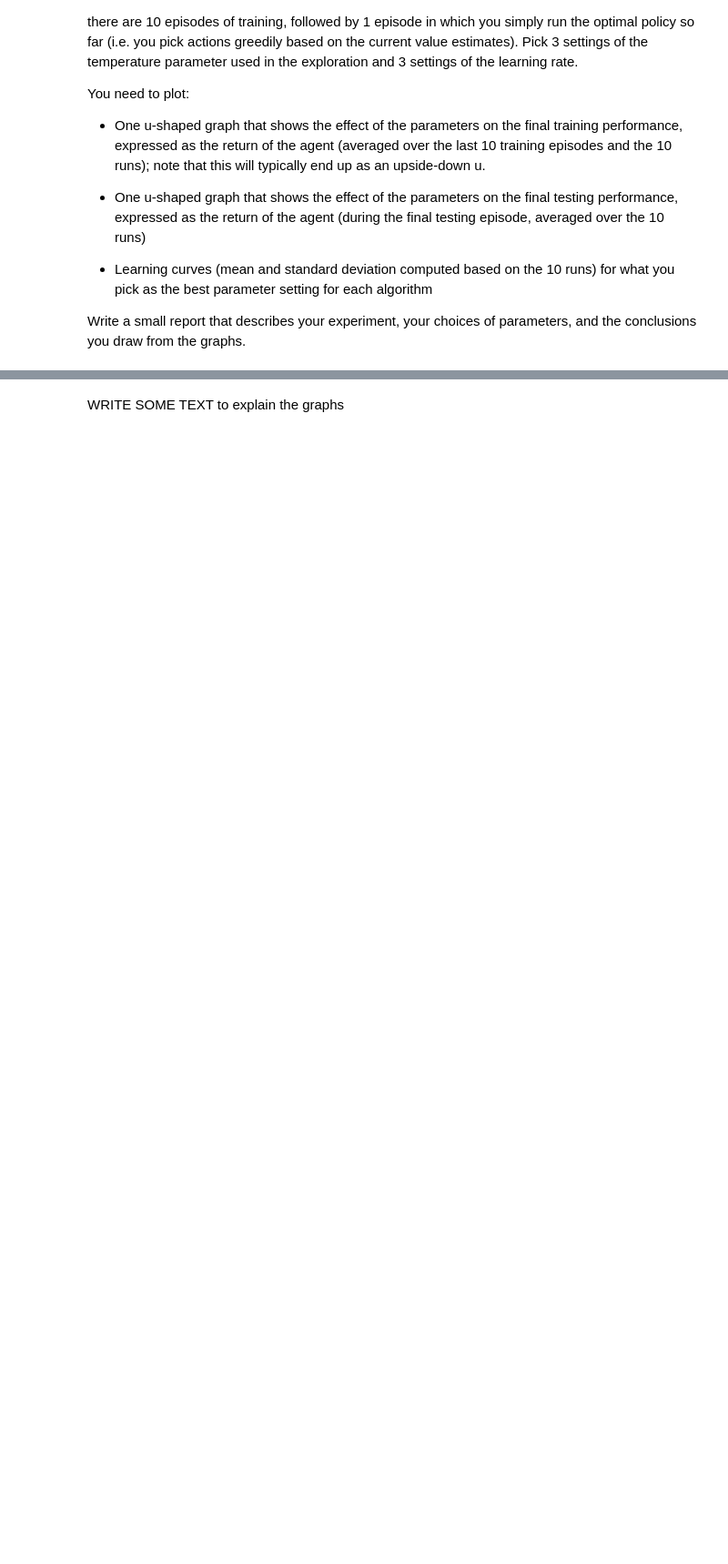
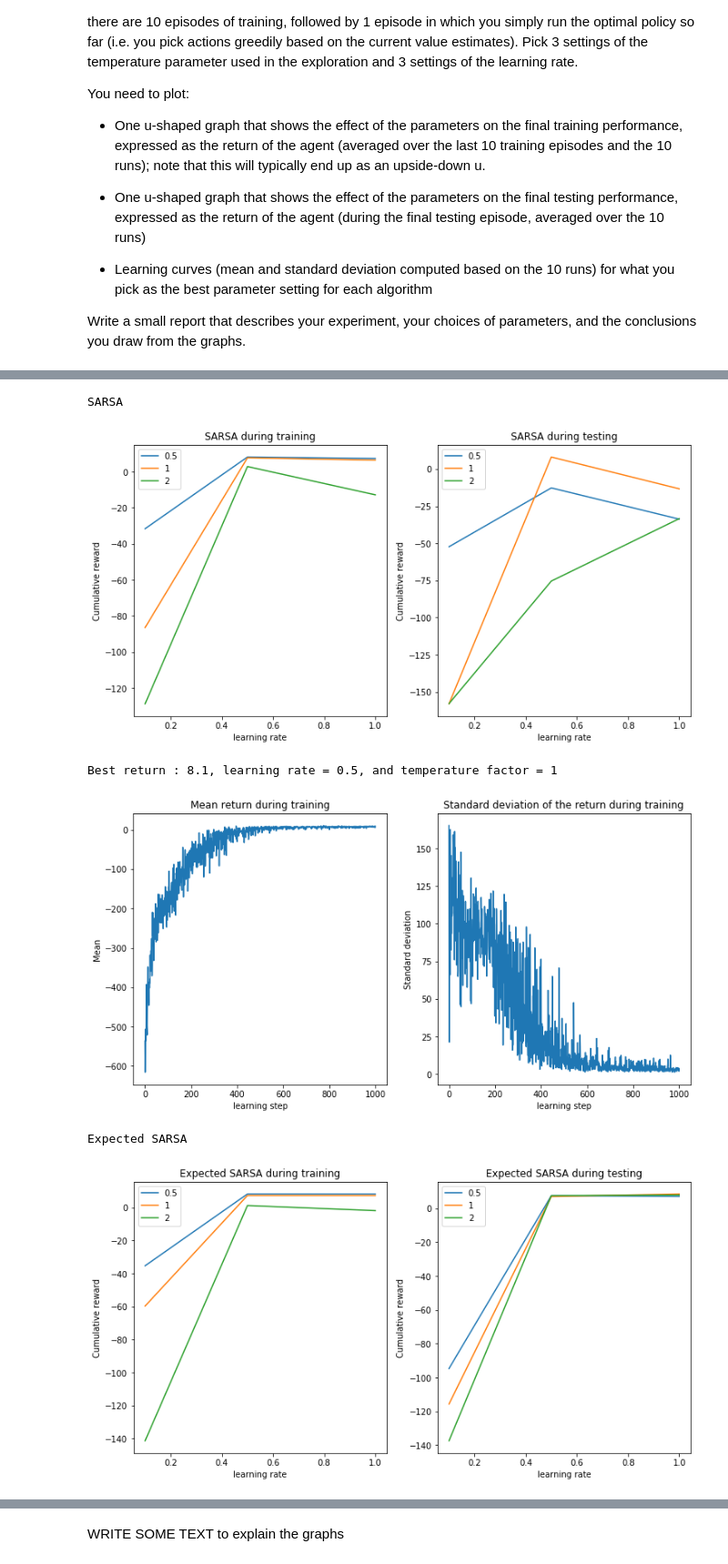
Before and after one commit to jgsimard/COMP767, a Jupyter notebook: hw2-notebook.ipynb, the cells around one changed output, grey strips where cells are left out. Shown: that part at 91% size. Saved outputs shown, nothing was run; the diff lists cells and outputs as text; code cells hidden in the pictures; blank space fills up the shorter version.

```diff
--- a/hw2-notebook.ipynb
+++ b/hw2-notebook.ipynb
@@ -164,8 +157,8 @@ def get_best(test, learning_rates, temperature_factors):
     return test[tf_index, lr_index], learning_rates[lr_index], temperature_factors[tf_index], argmax
 
 def get_learning_curve(r, amax, train=True):
-    i = 0 if train else 1
-    return np.mean(r[amax][i], axis=0), np.std(r[amax][i], axis=0)
+    data = r[amax][0] if train else r[amax][1]
+    return np.mean(data, axis=0), np.std(data, axis=0)
 
 def plot_learning_curve(r, amax):
     mean, std = get_learning_curve(r, amax, train=True)
@@ -184,32 +177,39 @@ def plot_learning_curve(r, amax):
     plt.ylabel("Standard deviation")
 
     plt.show()
 
 def algorithm_parameters_effect_parallel(update_algorithm, learning_rates, temperature_factors):
     print(update_algorithm)
     sys.stdout.flush()
     p = Pool(10)
 
     settings=[]
     for temparature_factor in temperature_factors:
         for learning_rate in learning_rates:
             settings.append((algorithms[update_algorithm], temparature_factor, learning_rate))
     r = p.starmap(experiment, settings)
 
     train, test = filter_results(r)
 
 
     plot_parameter_effect(update_algorithm, train, test, learning_rates, temperature_factors)
     max_return, lr, tf, amax = get_best(test, learning_rates, temperature_factors)
     print(f"Best return : {max_return}, learning rate = {lr}, and temperature factor = {tf} \n")
 
     plot_learning_curve(r, amax)
 
 algorithms = {"SARSA":temporal_difference.sarsa_update,
               "Expected SARSA": temporal_difference.expected_sarsa_update,
               "Q-learning":temporal_difference.qlearning_update}
 temperature_factors= [0.5, 1, 2]
 learning_rates = [0.1, 0.5, 1]
 
-# for algo in algorithms:
-#     algorithm_parameters_effect_parallel(algo, learning_rates, temperature_factors)
+for algo in algorithms:
+    algorithm_parameters_effect_parallel(algo, learning_rates, temperature_factors)
+# %% [output]
+SARSA
+[figure, added]
+Best return : 8.1, learning rate = 0.5, and temperature factor = 1
+[figure, added]
+Expected SARSA
+[figure, added]
```
Also changed, not shown: parts of 8 cells of this notebook, 3 other files.
